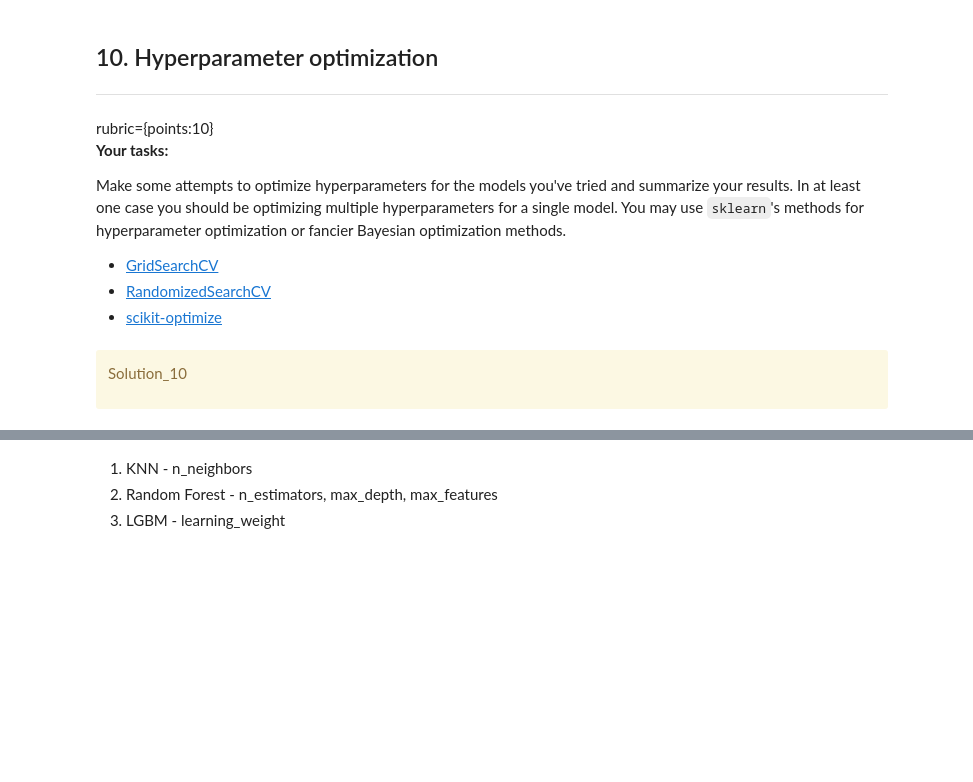
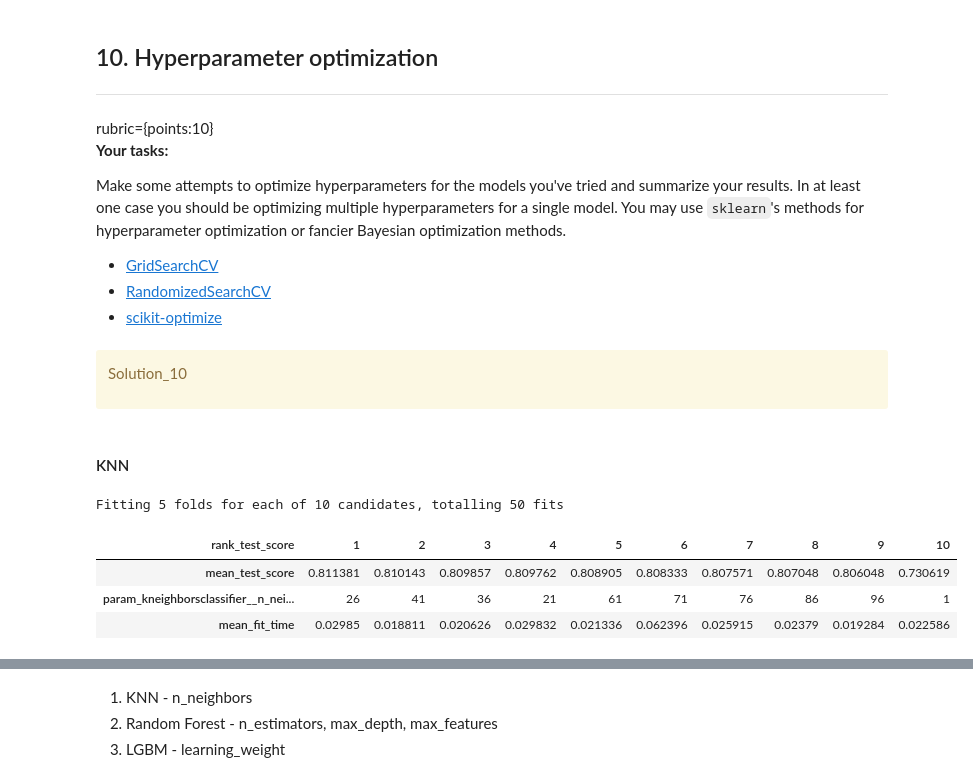
Before and after one commit to madihung/cpsc330, a Jupyter notebook: hw5-joint.ipynb, the cells around one changed output, grey strips where cells are left out. Saved outputs shown, nothing was run; the diff lists cells and outputs as text; code cells hidden in the pictures; blank space fills up the shorter version.

```diff
--- a/hw5-joint.ipynb
+++ b/hw5-joint.ipynb
@@ -429,12 +531,21 @@ def mean_std_cross_val_scores(model, X_train, y_train, **kwargs):
 # %%
 # Code adapted from lecture 11
 results = {}
-scoring_metric = "accuracy"
+scoring_metric = "f1"
 
 pipe_rf = make_pipeline(
     preprocessor, RandomForestClassifier(random_state=123, n_jobs=-1)
 )
-# results["Random forests"] = mean_std_cross_val_scores(
-#     pipe_rf, X_train, y_train, return_train_score=True, scoring=scoring_metric
-# )
-# pd.DataFrame(results).T
+pipe_lgbm = make_pipeline(preprocessor, LGBMClassifier(random_state=123))
+pipe_knn = make_pipeline(preprocessor, KNeighborsClassifier())
+
+classifiers = {
+    "random forest": pipe_rf,
+    "LightGBM": pipe_lgbm,
+    "knn": pipe_knn,
+}
+
+for (name, model) in classifiers.items():
+    results[name] = mean_std_cross_val_scores(
+        model, X_train, y_train, return_train_score=True, scoring=scoring_metric
+    )
@@ -503,3 +638,32 @@ Make some attempts to optimize hyperparameters for the models you've tried and s
 Solution_10
 
 </div>
+# %% [markdown]
+#### KNN
+# %%
+# Code adapted from lecture 8
+param_dist = {
+    "kneighborsclassifier__n_neighbors": np.arange(1, 100, 5)
+},
+
+#2. RandomSearch
+random_search = RandomizedSearchCV(
+    pipe_knn, param_dist, n_iter=10, verbose=1, n_jobs=-1, random_state=123
+)
+random_search.fit(X_train, y_train);
+
+#3. Store scores for lr on different hyperparameter
+pd.DataFrame(random_search.cv_results_)[
+    [
+        "mean_test_score",
+        "param_kneighborsclassifier__n_neighbors",
+        "mean_fit_time",
+        "rank_test_score",
+    ]
+].set_index("rank_test_score").sort_index().T
+# %% [output]
+Fitting 5 folds for each of 10 candidates, totalling 50 fits
+| rank_test_score | 1 | 2 | 3 | 4 | 5 | 6 | 7 | 8 | 9 | 10 |
+| mean_test_score | 0.811381 | 0.810143 | 0.809857 | 0.809762 | 0.808905 | 0.808333 | 0.807571 | 0.807048 | 0.806048 | 0.730619 |
+| param_kneighborsclassifier__n_nei... | 26 | 41 | 36 | 21 | 61 | 71 | 76 | 86 | 96 | 1 |
+| mean_fit_time | 0.02985 | 0.018811 | 0.020626 | 0.029832 | 0.021336 | 0.062396 | 0.025915 | 0.02379 | 0.019284 | 0.022586 |
```
Also changed, not shown: parts of 30 cells of this notebook.
